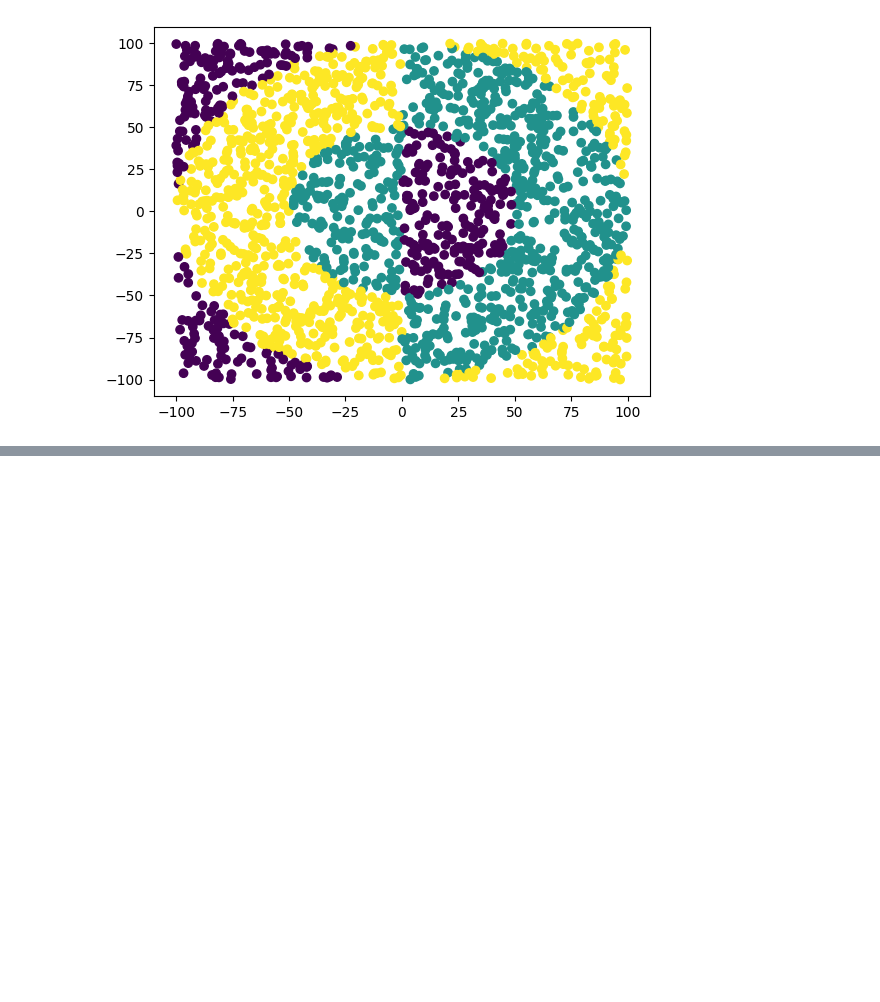
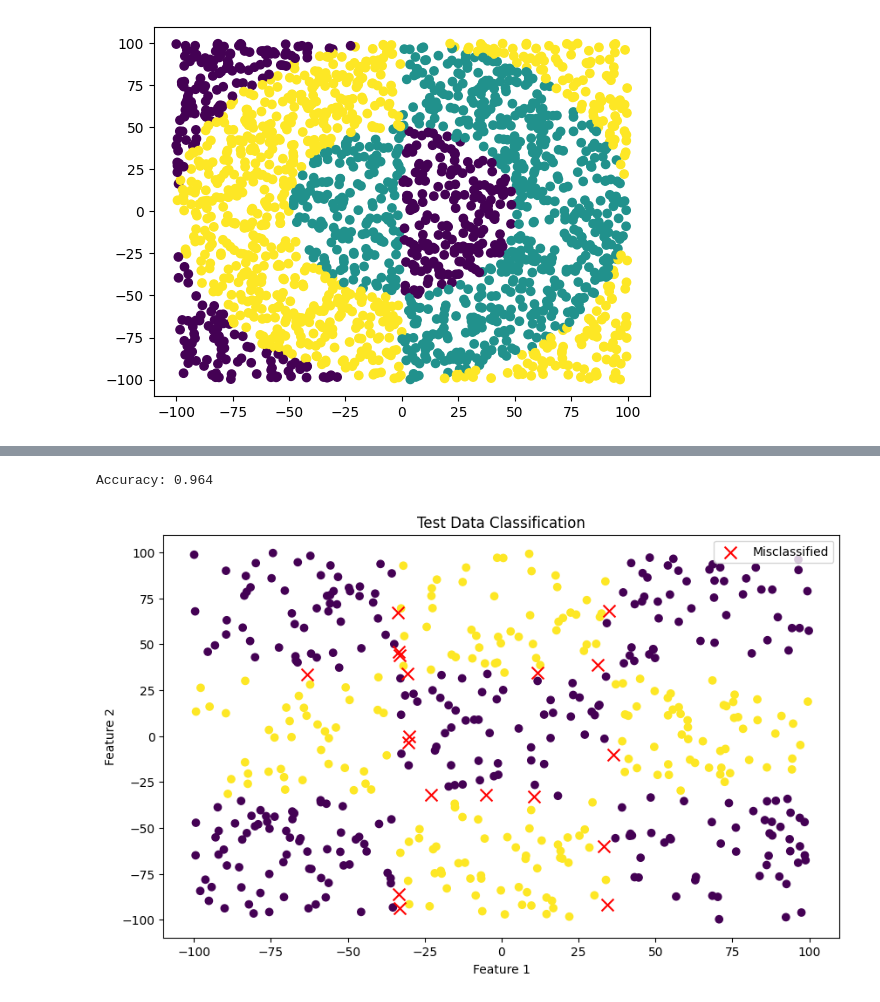
Before and after one commit to wojcikbart/NeuralNetworks, a Jupyter notebook: nn4/nn4.ipynb, the cells around one changed output, grey strips where cells are left out. Cells and saved outputs as stored; diff of their text form; code cells hidden in the pictures; blank space fills up the shorter version.

```diff
--- a/nn4/nn4.ipynb
+++ b/nn4/nn4.ipynb
@@ -127,0 +150,11 @@ Accuracy: 0.964
+# %%
+input_size = X_xor3_train.shape[1]
+output_size = np.unique(y_xor3_train).shape[0]
+
+nn_xor3 = NeuralNetwork(X_xor3_train, y_xor3_train, [input_size, 20, 20, output_size],
+                         activation_fun='sigmoid', output_activation='softmax', loss_fun='crossentropy')
+
+history_xor3 = nn_xor3.train(learning_rate=0.01, epochs=int(3e3), validation_data=(X_xor3_test, y_xor3_test), mini_batch=True, batch_size=8,
+                        optimization='rmsprop', momentum=0.7, stop_condition=0.01, report_interval=10)
+history_xor3 = nn_xor3.train(learning_rate=0.001, epochs=int(3e3), validation_data=(X_xor3_test, y_xor3_test), mini_batch=True, batch_size=8,
+                        optimization='rmsprop', momentum=0.7, stop_condition=0.01, report_interval=10)
@@ -127,0 +166,26 @@ Accuracy: 0.964
+# %%
+y_xor3_pred = nn_xor3.predict(X_xor3_test)
+y_xor3_pred = np.argmax(y_xor3_pred, axis=1).reshape(-1, 1)
+
+# Accuracy calculation
+accuracy = np.mean(y_xor3_pred == y_xor3_test)
+print(f"Accuracy: {accuracy}")
+
+misclassified = y_xor3_pred.ravel() != y_xor3_test.ravel()
+
+plt.figure(figsize=(10, 6))
+
+plt.scatter(X_xor3_test[~misclassified, 0], X_xor3_test[~misclassified, 1],
+            c=y_xor3_test[~misclassified].ravel(), cmap='viridis')
+plt.scatter(X_xor3_test[misclassified, 0], X_xor3_test[misclassified, 1],
+            color='red', marker='x', s=100,
+            label='Misclassified')
+
+plt.title('Test Data Classification')
+plt.xlabel('Feature 1')
+plt.ylabel('Feature 2')
+plt.legend()
+plt.show()
+# %% [output]
+Accuracy: 0.964
+[figure, added]
```
Also changed, not shown: parts of 7 cells of this notebook, 1 other file.
